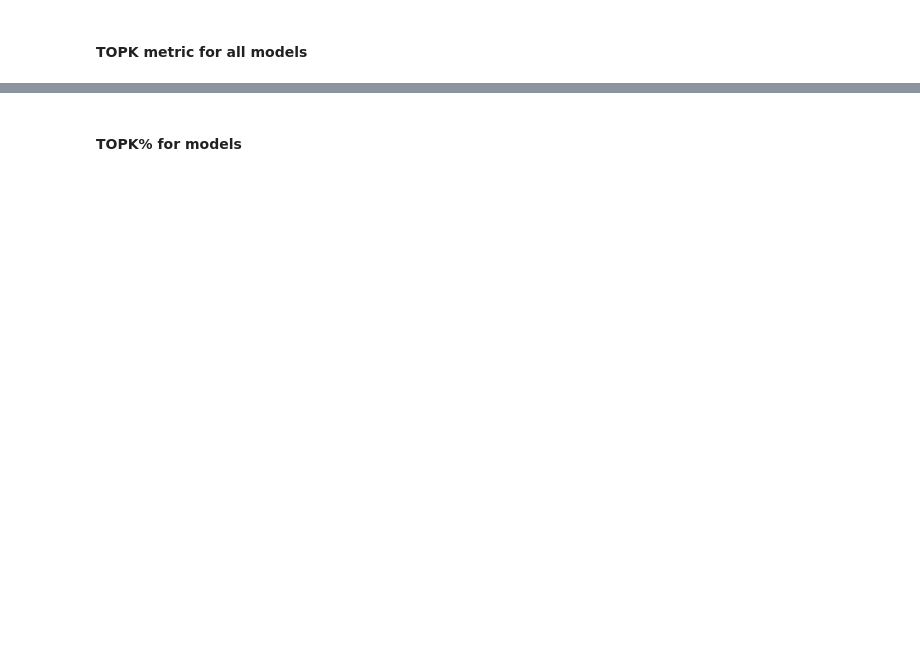
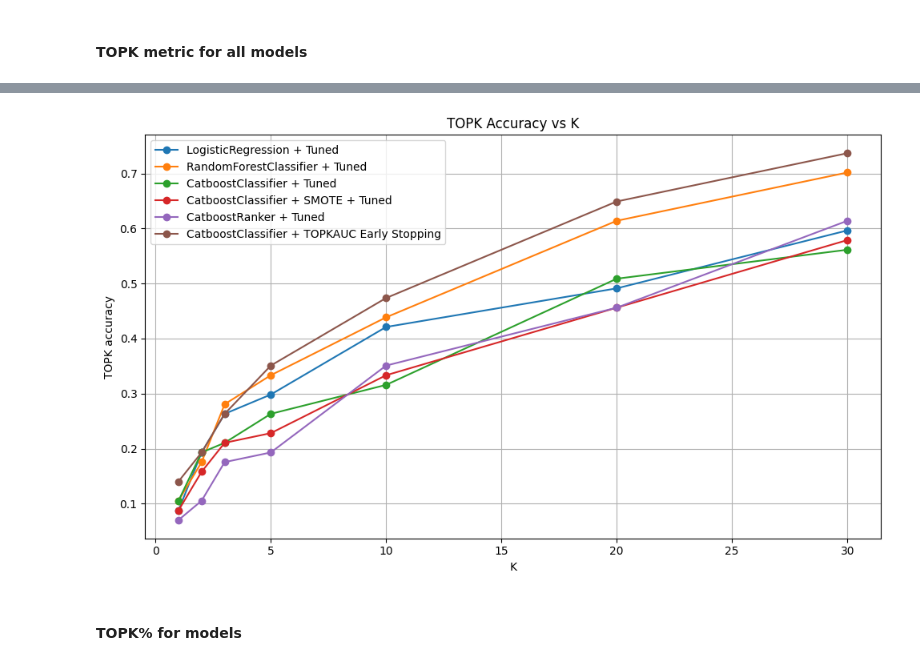
Before and after one commit to B0R0koko/pump-and-dump-prediction, a Jupyter notebook: src/analysis/research_notebook.ipynb, the cells around one changed output, grey strips where cells are left out. Cells and saved outputs as stored; diff of their text form; code cells hidden in the pictures; blank space fills up the shorter version.

```diff
--- a/src/analysis/research_notebook.ipynb
+++ b/src/analysis/research_notebook.ipynb
@@ -650,14 +735,17 @@ styled
 # %%
-cols = [col for col in df_topk.columns if col.endswith("Tuned")] + ["CatboostRanker + TOPKAUC Early Stopping"]
+cols = [col for col in df_topk.columns if col.endswith("Tuned")] + ["CatboostClassifier + TOPKAUC Early Stopping"]
 # %%
 fig = plt.figure(figsize=(10, 6))
 ax = fig.add_subplot()
 df_topk[cols].plot(ax=ax, marker="o")
-plt.ylabel("TOPK% accuracy")
-plt.title("TOPK% Accuracy vs K%")
+plt.ylabel("TOPK accuracy")
+plt.xlabel("K")
+plt.title("TOPK Accuracy vs K")
 plt.grid()
 plt.tight_layout()
-plt.savefig("topk_accuracy_test.png")
+plt.savefig("images/topk_accuracy_test.png")
+# %% [output]
+[figure, added]
 # %% [markdown]
 <h4>TOPK% for models</h4>
 # %%
```
Also changed, not shown: parts of 28 cells of this notebook, 7 other files.
